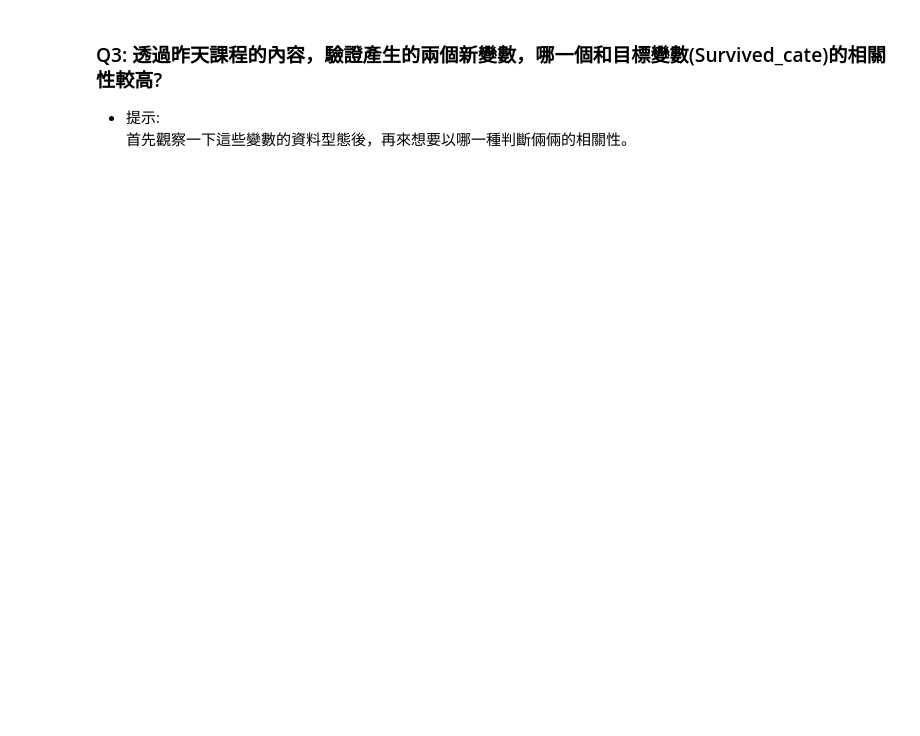
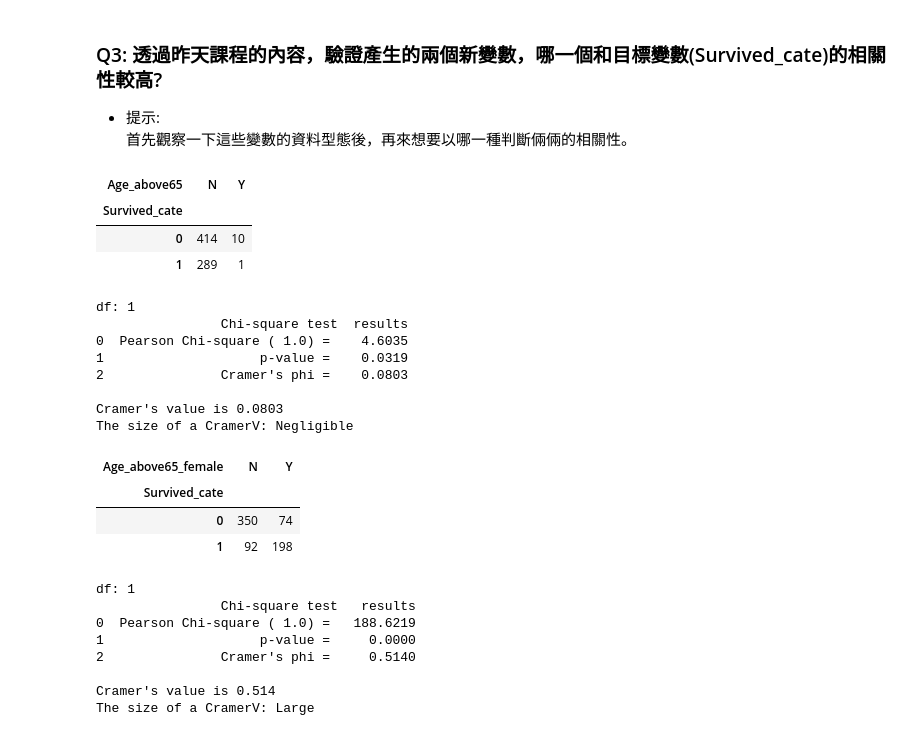
Before and after one commit to h4f2/ML100Days, a Jupyter notebook: homework/D40 Homework 探索性資料分析 (EDA) 從資料中生成特徵.ipynb, the cells around one changed output. Drawn from its saved outputs; the diff is of its cells as text; code cells hidden in the pictures; blank space fills up the shorter version.

```diff
--- a/homework/D40 Homework 探索性資料分析 (EDA) 從資料中生成特徵.ipynb
+++ b/homework/D40 Homework 探索性資料分析 (EDA) 從資料中生成特徵.ipynb
@@ -123,3 +147,67 @@ ValueError: Must have equal len keys and value when setting with an iterable
 ### Q3: 透過昨天課程的內容，驗證產生的兩個新變數，哪一個和目標變數(Survived_cate)的相關性較高?
 * 提示:
   首先觀察一下這些變數的資料型態後，再來想要以哪一種判斷倆倆的相關性。
+# %%
+def judgment_CramerV(tag):
+    df = globals()['df_' + tag] if globals()['df_' + tag] in range(1,5) else 5
+    for case in {1: {'Negligible': .1,
+                     'Small': .3,
+                     'Medium': .5},
+                 2: {'Negligible': .07,
+                     'Small': .21,
+                     'Medium': .35},
+                 3: {'Negligible': .06,
+                     'Small': .17,
+                     'Medium': .29},
+                 4: {'Negligible': .05,
+                     'Small': .15,
+                     'Medium': .25},
+                 5: {'Negligible': .05,
+                     'Small': .13,
+                     'Medium': .22}}.items():
+            for condition in case[df].items():
+                if globals()['CramerV_' + tag] < condition[1]:
+                    return condition[0]
+    return 'Large'
+# %%
+for i,tag in enumerate(['Age_above65','Age_above65_female']):
+    if i: print('\n'*3)
+
+    # 用交叉列連表(contingency table)，來整理兩個類別型的資料
+    contTable = pd.crosstab(data['Survived_cate'], data[tag])
+    display(contTable)
+
+    # 計算資料自由度 df*
+    globals()['df_' + tag] = min(contTable.shape[0], contTable.shape[1]) - 1
+    print('df:',globals()['df_'+tag])
+
+    # 計算 Cramer’s V 係數
+    rosstab, res = researchpy.crosstab(data['Survived_cate'], data[tag], test='chi-square')
+    globals()['CramerV_' + tag] = res.loc[2, 'results']
+    print(res, "\n\nCramer's value is", globals()['CramerV_' + tag])
+    print('The size of a CramerV:', judgment_CramerV(tag))
+# %% [output]
+| Age_above65 | N | Y |
+| Survived_cate |  |  |
+| 0 | 414 | 10 |
+| 1 | 289 | 1 |
+df: 1
+                Chi-square test  results
+0  Pearson Chi-square ( 1.0) =    4.6035
+1                    p-value =    0.0319
+2               Cramer's phi =    0.0803
+
+Cramer's value is 0.0803
+The size of a CramerV: Negligible
+| Age_above65_female | N | Y |
+| Survived_cate |  |  |
+| 0 | 350 | 74 |
+| 1 | 92 | 198 |
+df: 1
+                Chi-square test   results
+0  Pearson Chi-square ( 1.0) =   188.6219
+1                    p-value =     0.0000
+2               Cramer's phi =     0.5140
+
+Cramer's value is 0.514
+The size of a CramerV: Large
```
Also changed, not shown: parts of 2 cells of this notebook, 1 other file.
